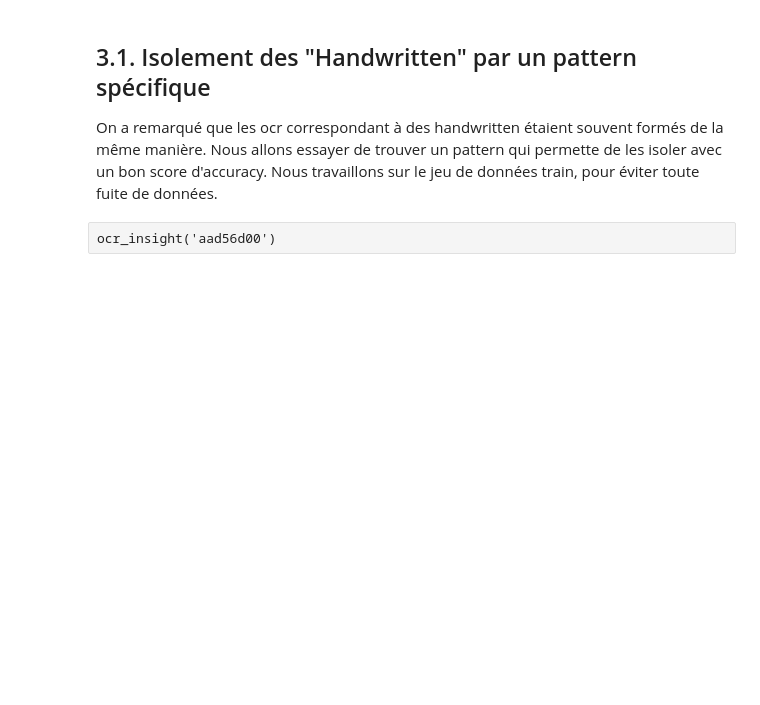
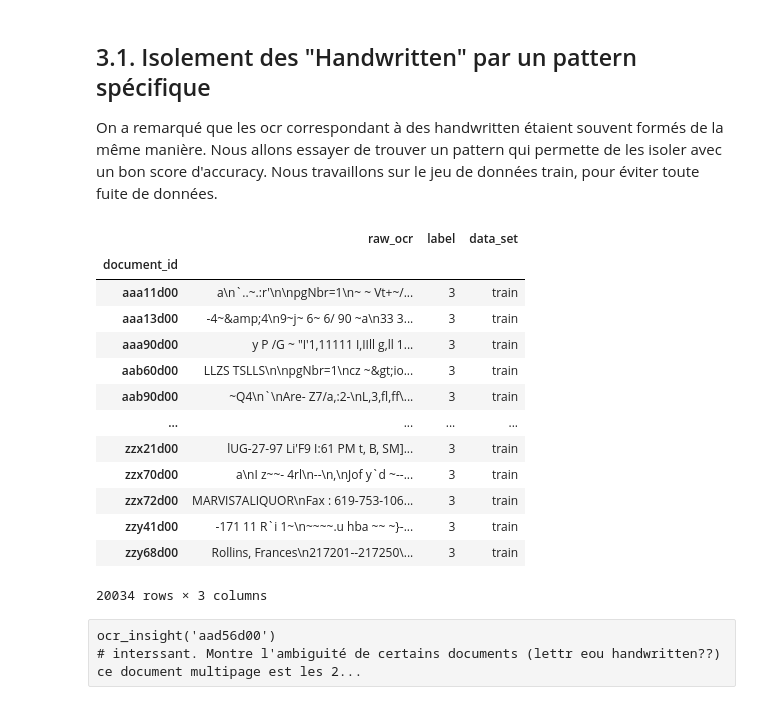
Before and after one commit to DataScientest-Studio/mai25_bds_extraction, a Jupyter notebook: notebooks/3.5-analyse-de-texte.ipynb, the cells around one changed output. Cells and saved outputs as stored; diff of their text form; code cells hidden in the pictures; blank space fills up the shorter version.

```diff
--- a/notebooks/3.5-analyse-de-texte.ipynb
+++ b/notebooks/3.5-analyse-de-texte.ipynb
@@ -203,9 +221,25 @@ Nous travaillons sur le jeu de données train, pour éviter toute fuite de donn
 df_hw_train = df[(df.label == 3) & (df.data_set == "train")]
 df_others_train = df[(df.label != 3) & (df.data_set == "train")]
 # %%
-df_hw_train.head(10)
+df_hw_train
+# %% [output]
+|  | raw_ocr | label | data_set |
+| document_id |  |  |  |
+| aaa11d00 | a\n`..~.:r'\n\npgNbr=1\n~ ~ Vt+~/... | 3 | train |
+| aaa13d00 | -4~&amp;4\n9~j~ 6~ 6/ 90 ~a\n33 3... | 3 | train |
+| aaa90d00 | y P /G ~ "I'1,11111 I,IIll g,ll 1... | 3 | train |
+| aab60d00 | LLZS TSLLS\n\npgNbr=1\ncz ~&gt;io... | 3 | train |
+| aab90d00 | ~Q4\n`\nAre- Z7/a,:2-\nL,3,fl,ff\... | 3 | train |
+| ... | ... | ... | ... |
+| zzx21d00 | lUG-27-97 Li'F9 I:61 PM t, B, SM]... | 3 | train |
+| zzx70d00 | a\nI z~~- 4rl\n--\n,\nJof y`d ~--... | 3 | train |
+| zzx72d00 | MARVIS7ALIQUOR\nFax : 619-753-106... | 3 | train |
+| zzy41d00 | -171 11 R`i 1~\n~~~~.u hba ~~ ~}-... | 3 | train |
+| zzy68d00 | Rollins, Frances\n217201--217250\... | 3 | train |
+20034 rows × 3 columns
-# %% [raw]
-ocr_insight('aad56d00')
+# %% [raw]
+ocr_insight('aad56d00')
+# interssant. Montre l'ambiguité de certains documents (lettr eou handwritten??) ce document multipage est les 2...
 # %%
 # On va verifier combien de documents contiennent plus de 5 mots de deux lettres.
 # %%
```
Also changed, not shown: parts of 30 cells of this notebook, 1 other file.
